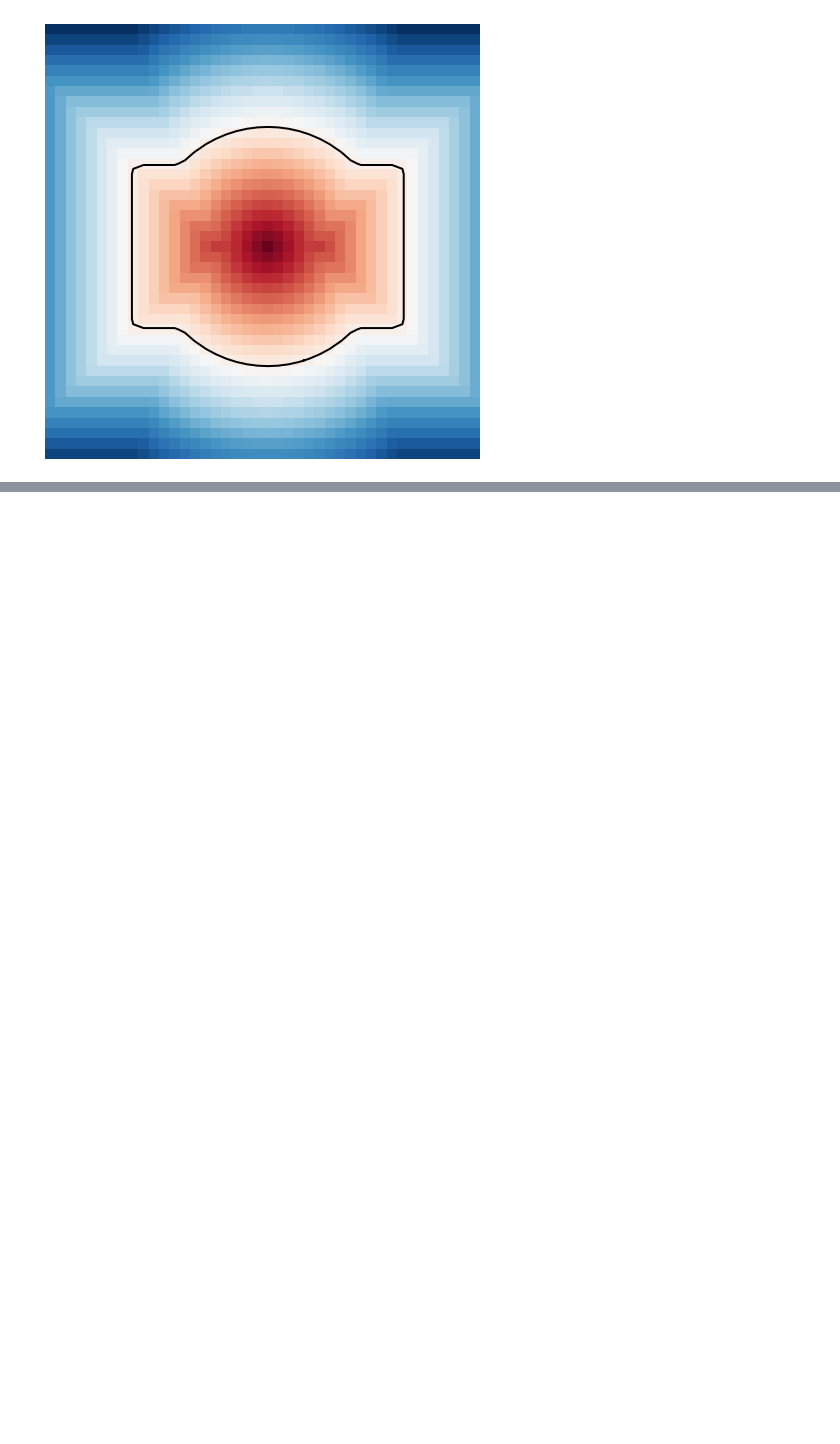
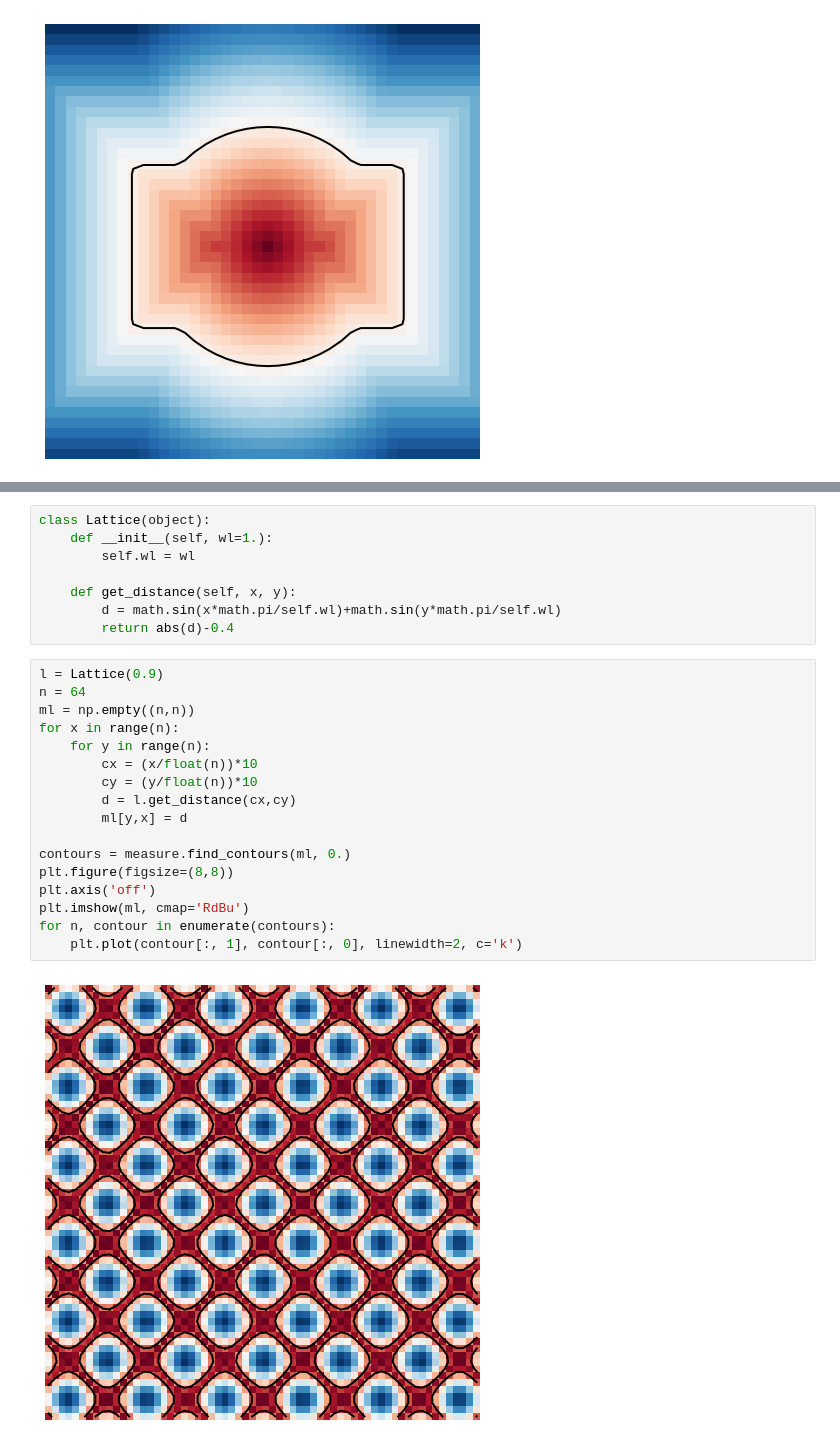
Before and after one commit to compas-teaching/ITA19, a Jupyter notebook: modules/module8/volmod.ipynb, the cells around one changed output, grey strips where cells are left out. Drawn from its saved outputs; the diff is of its cells as text; blank space fills up the shorter version.

```diff
--- a/modules/module8/volmod.ipynb
+++ b/modules/module8/volmod.ipynb
@@ -233,0 +253,27 @@ y          int        41
+# %%
+class Lattice(object):
+    def __init__(self, wl=1.):
+        self.wl = wl
+
+    def get_distance(self, x, y):
+        d = math.sin(x*math.pi/self.wl)+math.sin(y*math.pi/self.wl)
+        return abs(d)-0.4
+# %%
+l = Lattice(0.9)
+n = 64
+ml = np.empty((n,n))
+for x in range(n):
+    for y in range(n):
+        cx = (x/float(n))*10
+        cy = (y/float(n))*10
+        d = l.get_distance(cx,cy)
+        ml[y,x] = d
+
+contours = measure.find_contours(ml, 0.)
+plt.figure(figsize=(8,8))
+plt.axis('off')
+plt.imshow(ml, cmap='RdBu')
+for n, contour in enumerate(contours):
+    plt.plot(contour[:, 1], contour[:, 0], linewidth=2, c='k')
+# %% [output]
+[figure, added]
```
Also changed, not shown: parts of 15 cells of this notebook, 2 other files.
